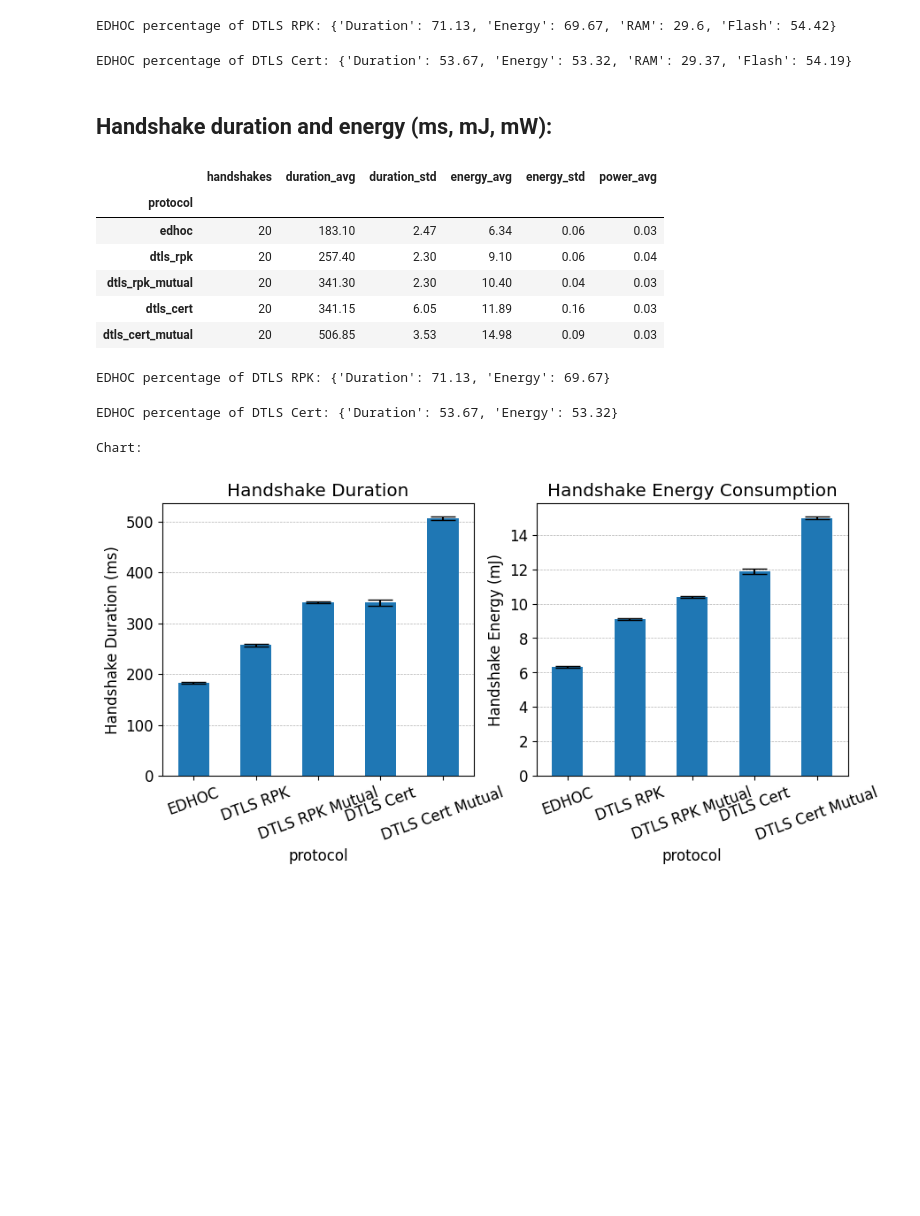
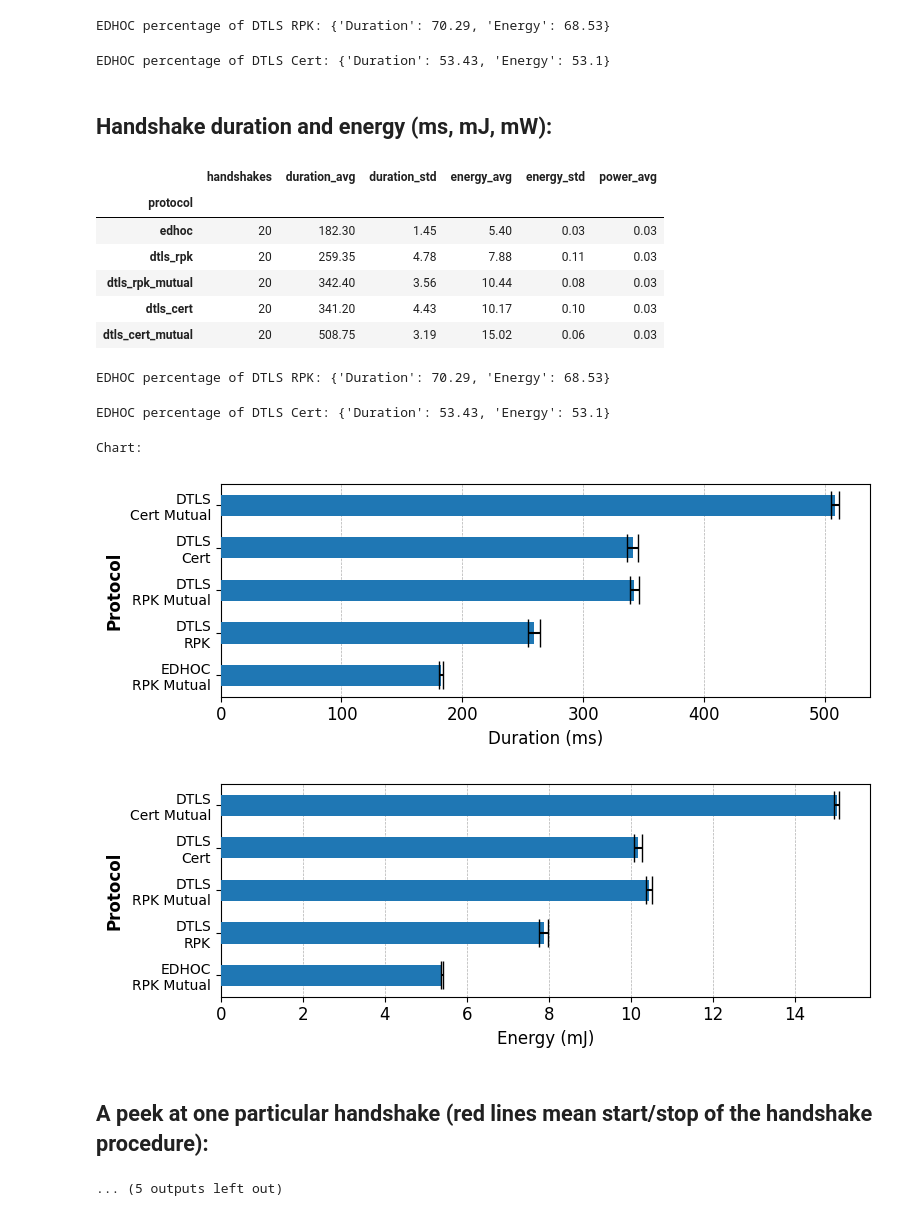
Before and after one commit to geonnave/edhoc-dtls-comparison, a Jupyter notebook: analysis/comparison.ipynb, the cells around one changed output. Drawn from its saved outputs; the diff is of its cells as text; code cells hidden in the pictures; blank space fills up the shorter version.

```diff
--- a/analysis/comparison.ipynb
+++ b/analysis/comparison.ipynb
@@ -645,36 +601,36 @@ class Experiment:
         #     print_markdown("*note that there are significant skew due to collecting logs with serial port ON.")
         #     self.plot_handshake_instance_comparison(self.edhoc_hs[cmp_idx], self.dtls_rpk_hs[cmp_idx], self.dtls_cert_hs[cmp_idx], cmp_idx, plot_logs=True)
 # %%
-experiment = Experiment( # for real
-    "edhoc_vs_dtls-09aug",
-    "../data/edhoc-21aug-16h22-csv",
-    "../data/dtls-rpk-21aug-16h26-csv",
-    "../data/dtls-cert-30aug-14h52-csv",
-    "../data/dtls-rpk-mutual-21sep-15h16-csv",
-    "../data/dtls-cert-mutual-21sep-15h06-csv",
-    HandshakeMemory("../data/memory-2023-08-30_14:28:09.csv", edhoc_rs=55580, wolfssl_rpk=175639, wolfssl_cert=175471),
+experiment = Experiment(
+    "edhoc_vs_dtls-25sep",
+    "../data/edhoc-25sep-17h34-csv",
+    "../data/dtls-rpk-25sep-17h30-csv",
+    "../data/dtls-cert-25sep-17h11-csv",
+    "../data/dtls-rpk-mutual-25sep-17h17-csv",
+    "../data/dtls-cert-mutual-25sep-17h25-csv",
     "../data/edhoc_rs.log",
     "../data/dtls-rpk-wolfssl.log",
     "../data/dtls-cert-wolfssl.log",
 )
 
-experiment.results(1, peek=True, peek_logs=False)
-# experiment.summary_handshakes_df()
-# experiment.dtls_cert_mutual_hs
+experiment.results(13, peek=True, peek_logs=False)
 # %% [output]
 # Stack: IEEE 802.15.4 + 6LoWPAN
 ## Summary:
-EDHOC percentage of DTLS RPK: {'Duration': 71.13, 'Energy': 69.67, 'RAM': 29.6, 'Flash': 54.42}
+EDHOC percentage of DTLS RPK: {'Duration': 70.29, 'Energy': 68.53}
-EDHOC percentage of DTLS Cert: {'Duration': 53.67, 'Energy': 53.32, 'RAM': 29.37, 'Flash': 54.19}
+EDHOC percentage of DTLS Cert: {'Duration': 53.43, 'Energy': 53.1}
 ## Handshake duration and energy (ms, mJ, mW):
 |  | handshakes | duration_avg | duration_std | energy_avg | energy_std | power_avg |
 | protocol |  |  |  |  |  |  |
-| edhoc | 20 | 183.10 | 2.47 | 6.34 | 0.06 | 0.03 |
-| dtls_rpk | 20 | 257.40 | 2.30 | 9.10 | 0.06 | 0.04 |
-| dtls_rpk_mutual | 20 | 341.30 | 2.30 | 10.40 | 0.04 | 0.03 |
-| dtls_cert | 20 | 341.15 | 6.05 | 11.89 | 0.16 | 0.03 |
-| dtls_cert_mutual | 20 | 506.85 | 3.53 | 14.98 | 0.09 | 0.03 |
+| edhoc | 20 | 182.30 | 1.45 | 5.40 | 0.03 | 0.03 |
+| dtls_rpk | 20 | 259.35 | 4.78 | 7.88 | 0.11 | 0.03 |
+| dtls_rpk_mutual | 20 | 342.40 | 3.56 | 10.44 | 0.08 | 0.03 |
+| dtls_cert | 20 | 341.20 | 4.43 | 10.17 | 0.10 | 0.03 |
+| dtls_cert_mutual | 20 | 508.75 | 3.19 | 15.02 | 0.06 | 0.03 |
-EDHOC percentage of DTLS RPK: {'Duration': 71.13, 'Energy': 69.67}
+EDHOC percentage of DTLS RPK: {'Duration': 70.29, 'Energy': 68.53}
-EDHOC percentage of DTLS Cert: {'Duration': 53.67, 'Energy': 53.32}
+EDHOC percentage of DTLS Cert: {'Duration': 53.43, 'Energy': 53.1}
 Chart:
-[figure, old version]
+[figure, new version]
+[figure, added]
+## A peek at one particular handshake (red lines mean start/stop of the handshake procedure):
+... (5 outputs left out)
```
Also changed, not shown: parts of 8 cells of this notebook, 1 other file.
